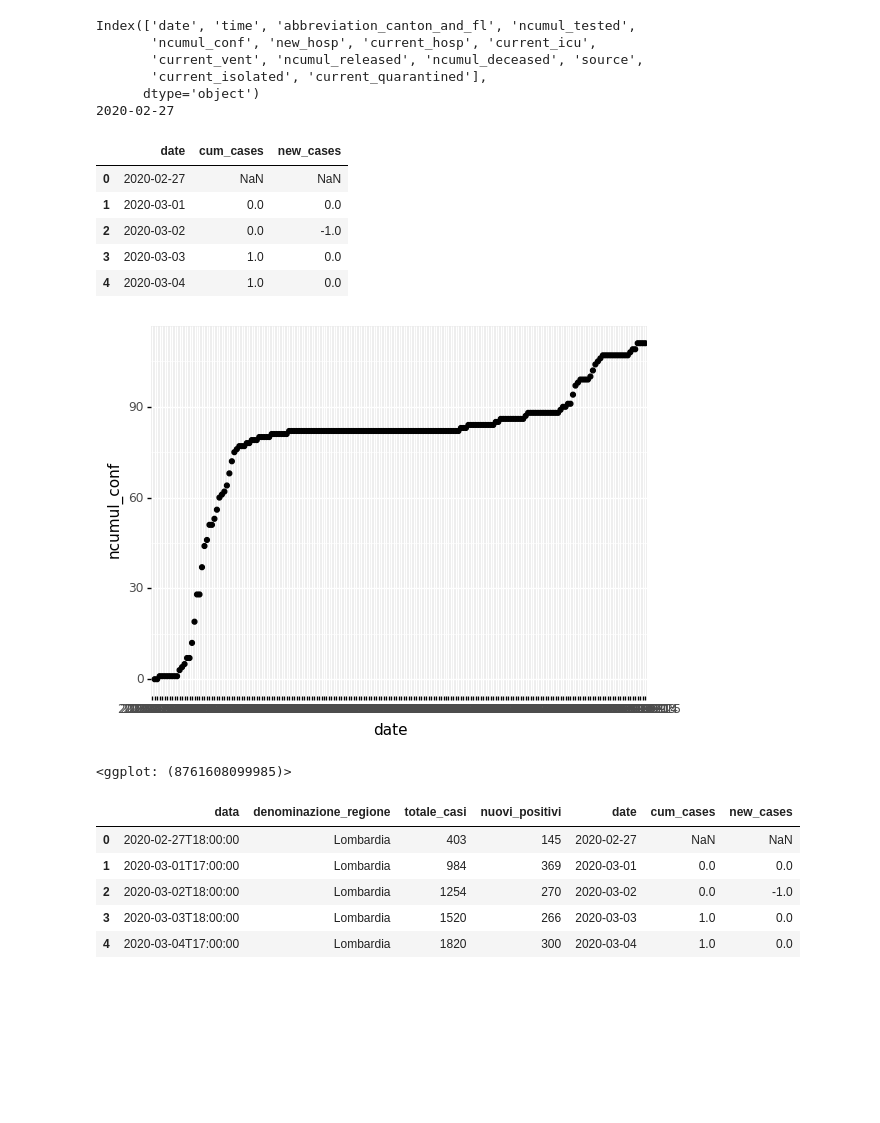
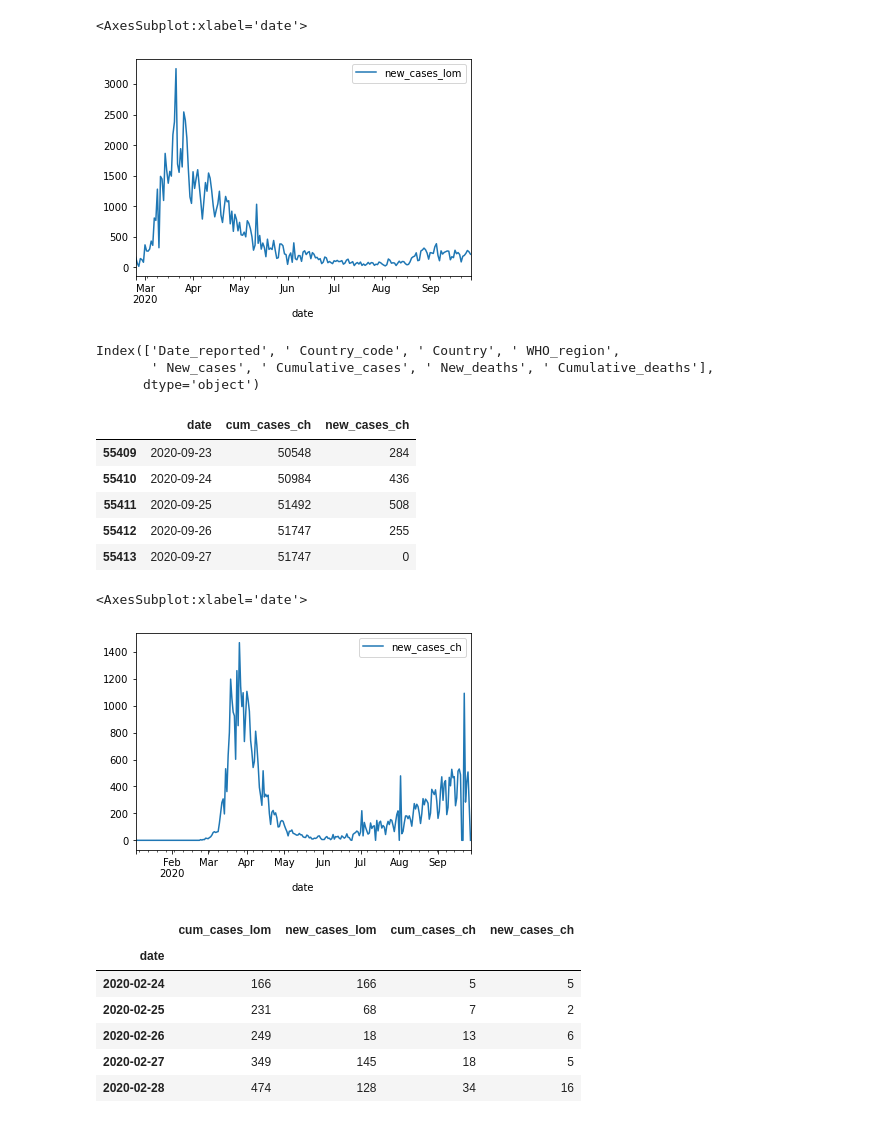
Before and after one commit to ciskoh/mamma-il-covid, a Jupyter notebook: data_cleaning_notebook.ipynb, the cells around one changed output. Cells and saved outputs as stored; diff of their text form; code cells hidden in the pictures; blank space fills up the shorter version.

```diff
--- a/data_cleaning_notebook.ipynb
+++ b/data_cleaning_notebook.ipynb
@@ -66,3 +61,10 @@ print(ggplot(ita_selected)+aes(x='date', y='totale_casi')+geom_point())
+# %%
+
+ita_selected.head(5)
+ita_selected.plot(x = 'date', y = 'new_cases_lom')
+# %% [output]
+<AxesSubplot:xlabel='date'>
+[figure, added]
 # %%
 # DATA CLEANING FOR SWITZERLAND
 # load data
@@ -77,48 +79,45 @@ print(ch_raw.columns)
 #ch_cumul=ch_raw[ ['date', 'ncumul_conf']# selected layer
 ch_cumul=pd.DataFrame({
 
-    'date' : ch_raw['date'],
-    'cum_cases' : ch_raw['ncumul_conf'],
-    'new_cases': ch_raw['ncumul_conf']-ch_raw['ncumul_conf'].shift(-1)
+    'date' : ch_raw[ch_raw[' Country'] == 'Switzerland']['Date_reported'],
+    'cum_cases_ch' : ch_raw[ch_raw[' Country'] == 'Switzerland'][' Cumulative_cases'],
+    'new_cases_ch': ch_raw[ch_raw[' Country'] == 'Switzerland'][' New_cases']
 
     })
 
-print(ch_cumul.iloc[0,0])
 
 # turn date as date object
 
 new_dates=[ pd.to_datetime(i, format = "%Y-%m-%d" ) for  i in ch_cumul['date']]
 ch_cumul[['date']]=list(new_dates)
 
-ch_cumul.head(5)
+ch_cumul.tail(5)
 # %% [output]
-Index(['date', 'time', 'abbreviation_canton_and_fl', 'ncumul_tested',
-       'ncumul_conf', 'new_hosp', 'current_hosp', 'current_icu',
-       'current_vent', 'ncumul_released', 'ncumul_deceased', 'source',
-       'current_isolated', 'current_quarantined'],
+Index(['Date_reported', ' Country_code', ' Country', ' WHO_region',
+       ' New_cases', ' Cumulative_cases', ' New_deaths', ' Cumulative_deaths'],
       dtype='object')
-2020-02-27
-|  | date | cum_cases | new_cases |
-| 0 | 2020-02-27 | NaN | NaN |
-| 1 | 2020-03-01 | 0.0 | 0.0 |
-| 2 | 2020-03-02 | 0.0 | -1.0 |
-| 3 | 2020-03-03 | 1.0 | 0.0 |
-| 4 | 2020-03-04 | 1.0 | 0.0 |
+|  | date | cum_cases_ch | new_cases_ch |
+| 55409 | 2020-09-23 | 50548 | 284 |
+| 55410 | 2020-09-24 | 50984 | 436 |
+| 55411 | 2020-09-25 | 51492 | 508 |
+| 55412 | 2020-09-26 | 51747 | 255 |
+| 55413 | 2020-09-27 | 51747 | 0 |
 # %%
 # plotting
-print(ggplot(ch_raw)+aes(x='date', y='ncumul_conf')+geom_point())
+ch_cumul.plot(x = "date", y = "new_cases_ch")
 # %% [output]
+<AxesSubplot:xlabel='date'>
-[figure, old version]
+[figure, new version]
-<ggplot: (8761608099985)>
 # %%
 # merging together layers form ch and lombardy
 
-data_combined = ita_selected.merge(ch_cumul, on = 'date' )
-data_combined.head(5)
+combined = ita_selected.merge(ch_cumul, on = 'date' ).set_index("date")
+combined.head(5)
 # %% [output]
-|  | data | denominazione_regione | totale_casi | nuovi_positivi | date | cum_cases | new_cases |
-| 0 | 2020-02-27T18:00:00 | Lombardia | 403 | 145 | 2020-02-27 | NaN | NaN |
-| 1 | 2020-03-01T17:00:00 | Lombardia | 984 | 369 | 2020-03-01 | 0.0 | 0.0 |
-| 2 | 2020-03-02T18:00:00 | Lombardia | 1254 | 270 | 2020-03-02 | 0.0 | -1.0 |
-| 3 | 2020-03-03T18:00:00 | Lombardia | 1520 | 266 | 2020-03-03 | 1.0 | 0.0 |
-| 4 | 2020-03-04T17:00:00 | Lombardia | 1820 | 300 | 2020-03-04 | 1.0 | 0.0 |
+|  | cum_cases_lom | new_cases_lom | cum_cases_ch | new_cases_ch |
+| date |  |  |  |  |
+| 2020-02-24 | 166 | 166 | 5 | 5 |
+| 2020-02-25 | 231 | 68 | 7 | 2 |
+| 2020-02-26 | 249 | 18 | 13 | 6 |
+| 2020-02-27 | 349 | 145 | 18 | 5 |
+| 2020-02-28 | 474 | 128 | 34 | 16 |
```
Also changed, not shown: parts of 11 cells of this notebook, 18 other files.
